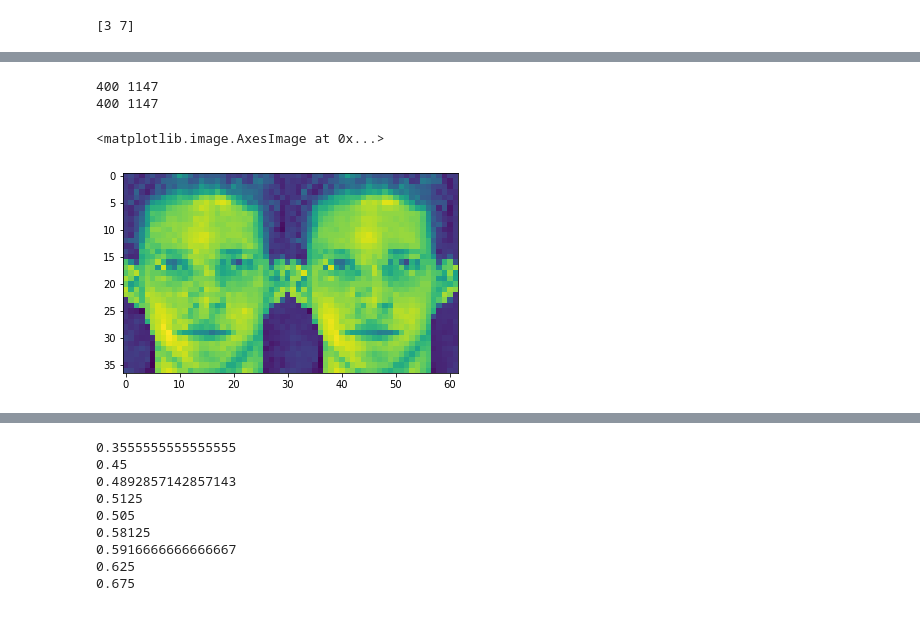
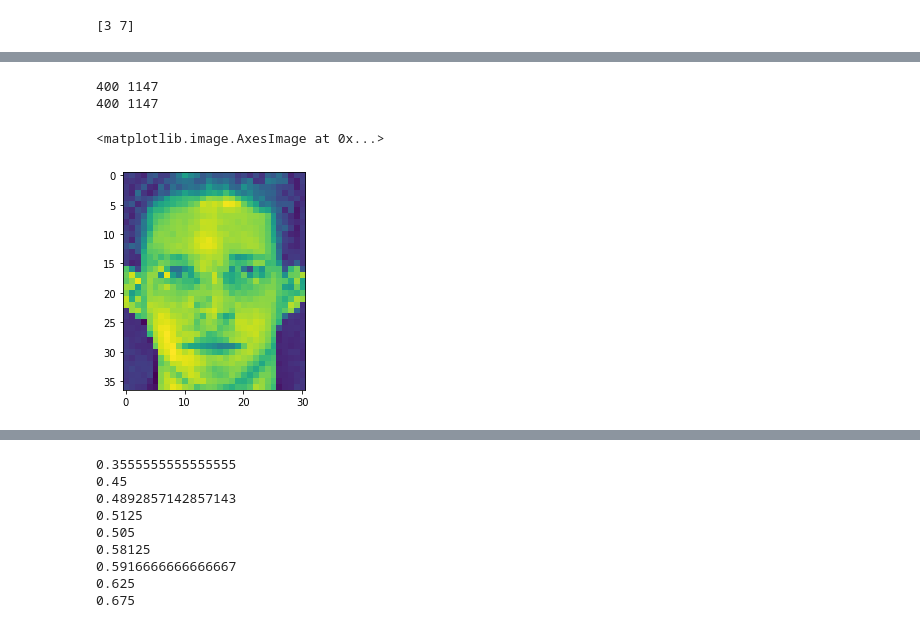
Before and after one commit to KapiWow/face_recognition, a Jupyter notebook: Recognition2.ipynb, the cells around one changed output, grey strips where cells are left out. Cells and saved outputs as stored; diff of their text form; code cells hidden in the pictures.

```diff
--- a/Recognition2.ipynb
+++ b/Recognition2.ipynb
@@ -520,27 +375,28 @@ plt.imshow(np.concatenate((pic, (imgs_pca[0][0]+mid).reshape((37,31)).astype(int
 # %%
 # calculate covariance matrix of centered matrix
 print(len(m_imgs), len(m_imgs[0]))
 V = np.cov(m_imgs.transpose())
 # print(V)
 # eigendecomposition of covariance matrix
 values, vectors = eig(V)
 # print(vectors)
 # print(values)
 # project data
 P = vectors.T.dot(m_imgs.T).T
 print(len(P), len(P[0]))
 
-count = 300
+count = 400
 pic = np.zeros(len(vectors))
 for i in range(count):
     pic += (vectors.T[i] * P[0][i]).astype(float)
 
 pic += mid
 pic = pic.reshape((37,31))
-plt.imshow(np.concatenate((pic, (imgs_pca[0][0]+mid).reshape((37,31)).astype(int)), axis = 1))
+# plt.imshow(np.concatenate((pic, (imgs_pca[0][0]+mid).reshape((37,31)).astype(int)), axis = 1))
+plt.imshow(pic)
 # print(P.T)
 # %% [output]
 400 1147
 400 1147
 <matplotlib.image.AxesImage at 0x...>
-[figure, old version]
+[figure, new version]
```
Also changed, not shown: parts of 12 cells of this notebook, 1 other file.
